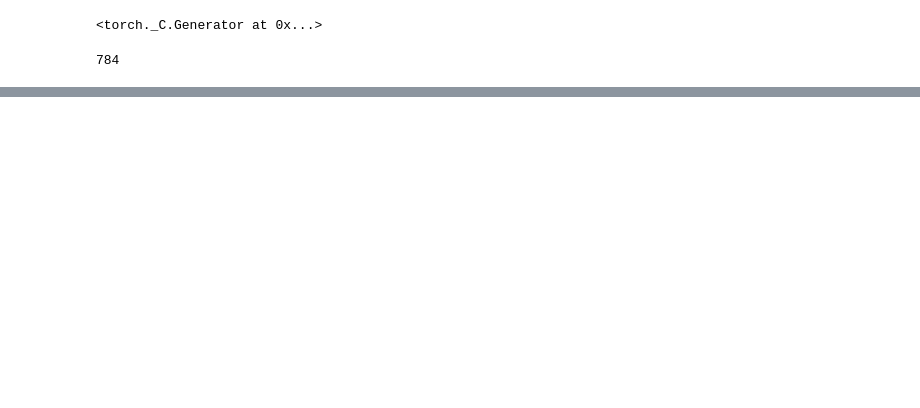
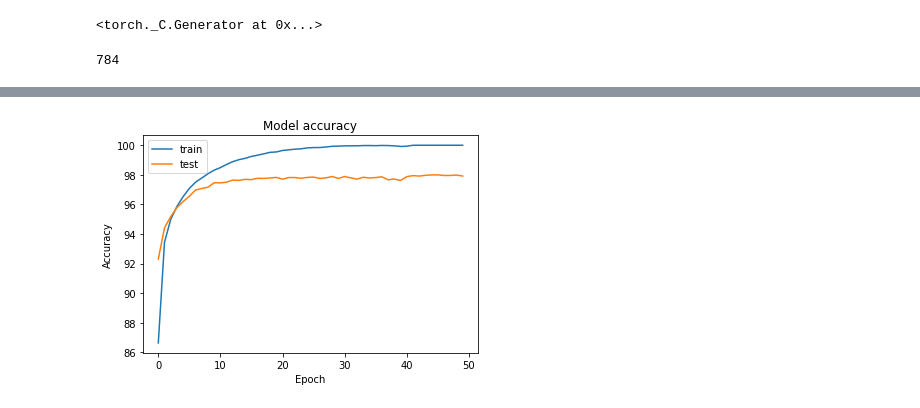
Before and after one commit to Melvin-chelli/CVAE_FederatedLearning, a Jupyter notebook: CVAE_Rene/attempt_3.ipynb, the cells around one changed output, grey strips where cells are left out. Cells and saved outputs as stored; diff of their text form; code cells hidden in the pictures; blank space fills up the shorter version.

Commit message:
Loss and accuracy plots added

```diff
--- a/CVAE_Rene/attempt_3.ipynb
+++ b/CVAE_Rene/attempt_3.ipynb
@@ -40,8 +40,8 @@ test_data = datasets.MNIST(root="../data", train=False,
 
 from torch.utils.data import DataLoader
 
-train_dataloader = DataLoader(train_data, batch_size=BATCH_SIZE, shuffle=True, drop_last=True, num_workers=2)
-test_dataloader = DataLoader(test_data, batch_size=BATCH_SIZE, shuffle=False, drop_last=True, num_workers=2)
+train_dataloader = DataLoader(train_data, batch_size=BATCH_SIZE, shuffle=True, drop_last=True, num_workers=1)
+test_dataloader = DataLoader(test_data, batch_size=BATCH_SIZE, shuffle=False, drop_last=True, num_workers=1)
 
 flat_img=torch.flatten(train_data[0][0])
 flat_shape=list(flat_img.shape)
@@ -250,9 +250,6 @@ def train(epoch):
     model.train()
     train_loss = 0
     classif_accuracy = 0
-    BCE_log = list()
-    KLD_log = list()
-    classif_log = list()
     for batch, (X, y) in enumerate(train_dataloader):
         X = X.to(device) #[64, 1, 28, 28]
         y = y.to(device)
@@ -269,9 +266,6 @@ def train(epoch):
         # 2. Calculate loss
         loss, C_loss, BCE, KLD = loss_fn(recon_batch, flat_data, mu, logvar, c_out, y_onehot)
         train_loss += loss.item()
-        BCE_log.append(BCE)
-        KLD_log.append(KLD)
-        classif_log.append(C_loss)
         classif_accuracy += accuracy_fn(y, torch.argmax(c_out, dim=1))
 
 
@@ -292,19 +286,19 @@ def train(epoch):
                 len(train_dataloader.dataset),
                 100. * batch / len(train_dataloader),
                 loss.item() / len(X), BCE.item() / len(X), KLD.item() / len(X), C_loss.item() / len(X)))
-    # classif_accuracy /= len(train_dataloader)
     print('====> Epoch: {} Average loss: {:.4f}\tClassifier Accuracy: {:.4f}'.format(
           epoch, train_loss / len(train_dataloader.dataset), classif_accuracy/len(train_dataloader)))
+    return train_loss/len(train_dataloader.dataset), classif_accuracy/len(train_dataloader)
 # %%
 def test(epoch):
     #Sets the module in evaluation mode
     model.eval()
     test_loss = 0
-
+    classif_accuracy = 0
     with torch.inference_mode():
         for i, (X, y) in enumerate(test_dataloader):
             X = X.to(device)
-
+            y = y.to(device)
             # 1. Forward pass
             mu, logvar, recon_batch, c_out = model((X, y))
 
@@ -315,6 +309,7 @@ def test(epoch):
             # 2. Loss
             tot_loss, C_loss, BCE, KLD = loss_fn(recon_batch, flat_data, mu, logvar, c_out, y_onehot)
             test_loss += tot_loss.item()
+            classif_accuracy += accuracy_fn(y, torch.argmax(c_out, dim=1))
 
             # 3. Save images
             if epoch%5==0 and i == 0:
@@ -330,10 +325,21 @@ def test(epoch):
 
     test_loss /= len(test_dataloader.dataset)
     print('====> Test set loss: {:.4f}'.format(test_loss))
+    return test_loss, classif_accuracy/len(test_dataloader)
 # %%
+
+epoch_train_loss = list()
+epoch_train_class_acc = list()
+epoch_test_loss = list()
+epoch_test_class_acc = list()
+
 for epoch in range(1, EPOCHS + 1):
-    train(epoch)
-    test(epoch)
+    train_loss, train_acc = train(epoch)
+    test_loss, test_acc =test(epoch)
+    epoch_train_loss.append(train_loss)
+    epoch_train_class_acc.append(train_acc)
+    epoch_test_loss.append(test_loss)
+    epoch_test_class_acc.append(test_acc)
 
     # Generate random digits every n epochs
     with torch.inference_mode():
@@ -419,0 +426,10 @@ Classifier says the below image is a 2
+# %%
+plt.plot(epoch_train_class_acc)
+plt.plot(epoch_test_class_acc)
+plt.title('Model accuracy')
+plt.ylabel('Accuracy')
+plt.xlabel('Epoch')
+plt.legend(['train', 'test'], loc='upper left')
+plt.show()
+# %% [output]
+[figure, added]
```
Also changed, not shown: parts of 4 cells of this notebook.
